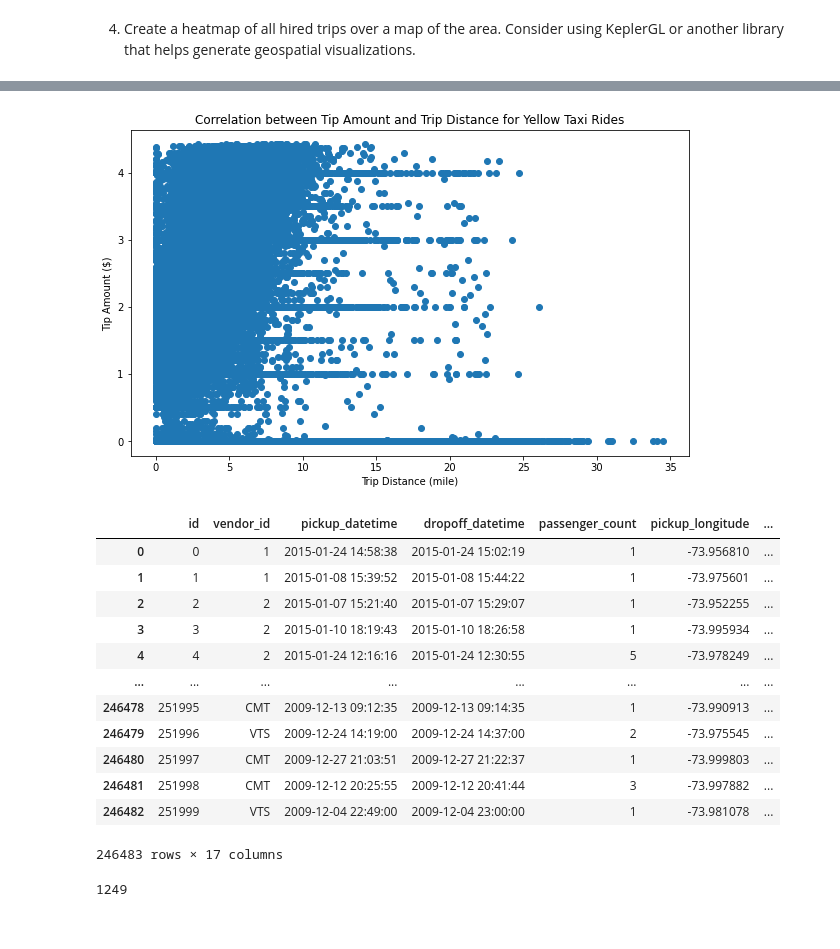
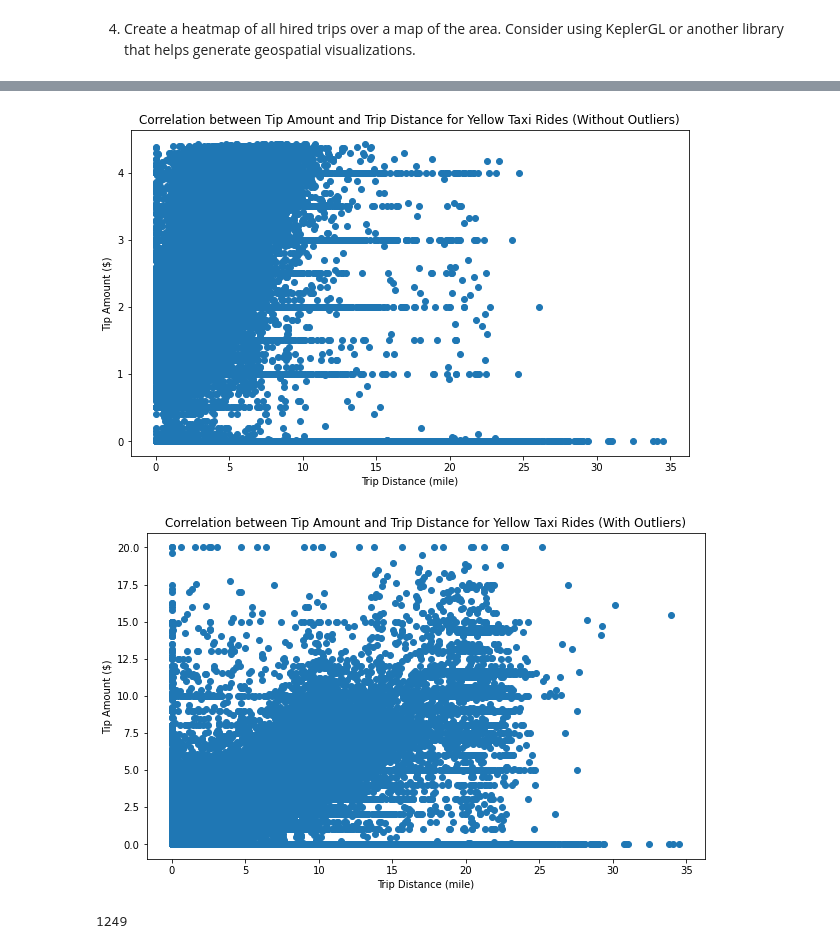
Before and after one commit to klcklcccc/TFA-Final-Project, a Jupyter notebook: Final Project.ipynb, the cells around one changed output, grey strips where cells are left out. Drawn from its saved outputs; the diff is of its cells as text; code cells hidden in the pictures.

```diff
--- a/Final Project.ipynb
+++ b/Final Project.ipynb
@@ -668,43 +669,39 @@ Answer:
 # %%
 def corr_tip_distance():
     #trim df to two columns
     taxi_trips_1 = taxi_trips.loc[:,['tip_amount', 'distance']]
     #determine outliers
     dataset = taxi_trips_1['tip_amount']
     sorted(dataset)
     q1, q3= np.percentile(dataset,[25,75])
     iqr = q3 - q1
     lower_bound = q1 -(1.5 * iqr)
     upper_bound = q3 +(1.5 * iqr)
     #remove outliers
     taxi_trips_2 = taxi_trips_1[taxi_trips_1['tip_amount']<=upper_bound]
     x=taxi_trips_2['distance']
     y=taxi_trips_2['tip_amount']
     fig, ax = plt.subplots(figsize=(10, 6))
     plt.scatter(x, y, marker='o')
     plt.xlabel('Trip Distance (mile)')
     plt.ylabel('Tip Amount ($)')
-    plt.title('Correlation between Tip Amount and Trip Distance for Yellow Taxi Rides')
+    plt.title('Correlation between Tip Amount and Trip Distance for Yellow Taxi Rides (Without Outliers)')
+
+    #plot the graph with some ourliers (till tip_amounts=$20) to compare
+    taxi_trips_3 = taxi_trips_1[taxi_trips_1['tip_amount']<=20]
+    a=taxi_trips_3['distance']
+    b=taxi_trips_3['tip_amount']
+    fig, ax = plt.subplots(figsize=(10, 6))
+    plt.scatter(a, b, marker='o')
+    plt.xlabel('Trip Distance (mile)')
+    plt.ylabel('Tip Amount ($)')
+    plt.title('Correlation between Tip Amount and Trip Distance for Yellow Taxi Rides (With Outliers)')
+
 
 corr_tip_distance()
 # %% [output]
-[figure, old version]
+[figure, new version]
+[figure, added]
-# %%
-taxi_trips
-# %% [output]
-|  | id | vendor_id | pickup_datetime | dropoff_datetime | passenger_count | pickup_longitude | ... |
-| 0 | 0 | 1 | 2015-01-24 14:58:38 | 2015-01-24 15:02:19 | 1 | -73.956810 | ... |
-| 1 | 1 | 1 | 2015-01-08 15:39:52 | 2015-01-08 15:44:22 | 1 | -73.975601 | ... |
-| 2 | 2 | 2 | 2015-01-07 15:21:40 | 2015-01-07 15:29:07 | 1 | -73.952255 | ... |
-| 3 | 3 | 2 | 2015-01-10 18:19:43 | 2015-01-10 18:26:58 | 1 | -73.995934 | ... |
-| 4 | 4 | 2 | 2015-01-24 12:16:16 | 2015-01-24 12:30:55 | 5 | -73.978249 | ... |
-| ... | ... | ... | ... | ... | ... | ... | ... |
-| 246478 | 251995 | CMT | 2009-12-13 09:12:35 | 2009-12-13 09:14:35 | 1 | -73.990913 | ... |
-| 246479 | 251996 | VTS | 2009-12-24 14:19:00 | 2009-12-24 14:37:00 | 2 | -73.975545 | ... |
-| 246480 | 251997 | CMT | 2009-12-27 21:03:51 | 2009-12-27 21:22:37 | 1 | -73.999803 | ... |
-| 246481 | 251998 | CMT | 2009-12-12 20:25:55 | 2009-12-12 20:41:44 | 3 | -73.997882 | ... |
-| 246482 | 251999 | VTS | 2009-12-04 22:49:00 | 2009-12-04 23:00:00 | 1 | -73.981078 | ... |
-246483 rows × 17 columns
 # %%
 sum(hourly_weather['HourlyPrecipitation'].notna())
 sum(daily_weather['DailyPrecipitation'].notna())
```
Also changed, not shown: parts of 4 cells of this notebook.
